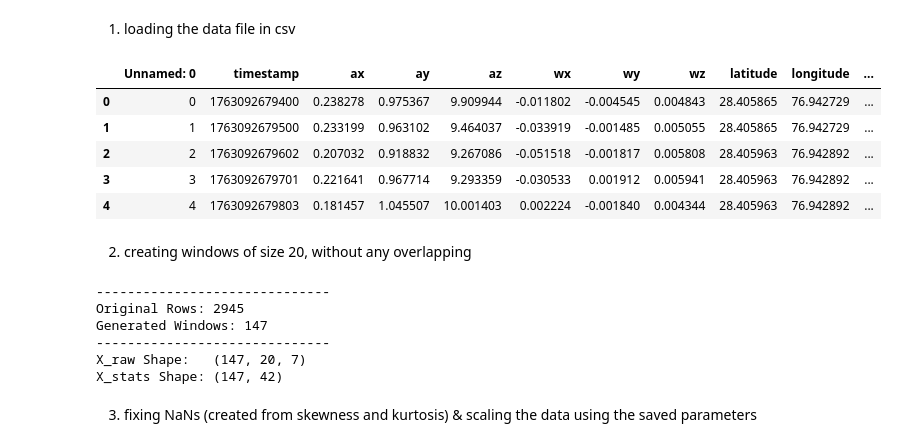
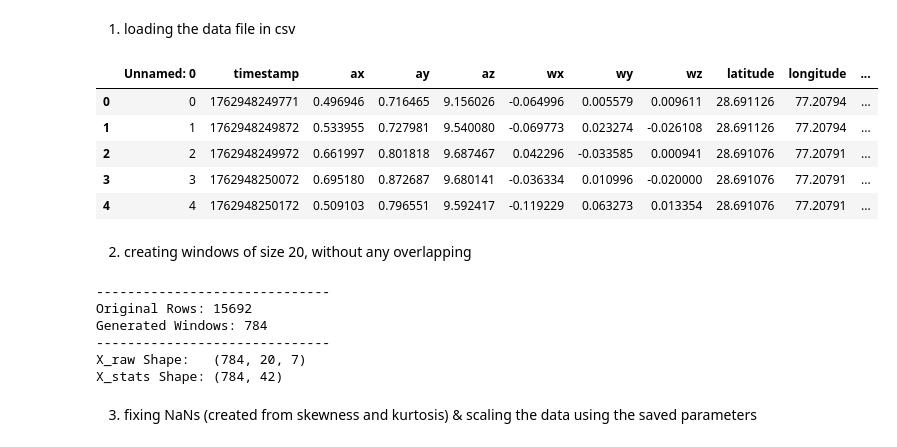
Before and after one commit to ashunarayan/ARM, a Jupyter notebook: ml_model/src/testing_on_reallife_locations/test.ipynb, the cells around one changed output. Drawn from its saved outputs; the diff is of its cells as text; code cells hidden in the pictures.

```diff
--- a/ml_model/src/testing_on_reallife_locations/test.ipynb
+++ b/ml_model/src/testing_on_reallife_locations/test.ipynb
@@ -11,15 +11,15 @@ import folium
 # %% [markdown]
 1. loading the data file in csv
 # %%
-df = pd.read_csv('../../data/raw/binary_mannual_collection/sensor_data huda.csv')
+df = pd.read_csv('../../data/raw/binary_mannual_collection/concatenated_data.csv')
 df.head()
 # %% [output]
 |  | Unnamed: 0 | timestamp | ax | ay | az | wx | wy | wz | latitude | longitude | ... |
-| 0 | 0 | 1763092679400 | 0.238278 | 0.975367 | 9.909944 | -0.011802 | -0.004545 | 0.004843 | 28.405865 | 76.942729 | ... |
-| 1 | 1 | 1763092679500 | 0.233199 | 0.963102 | 9.464037 | -0.033919 | -0.001485 | 0.005055 | 28.405865 | 76.942729 | ... |
-| 2 | 2 | 1763092679602 | 0.207032 | 0.918832 | 9.267086 | -0.051518 | -0.001817 | 0.005808 | 28.405963 | 76.942892 | ... |
-| 3 | 3 | 1763092679701 | 0.221641 | 0.967714 | 9.293359 | -0.030533 | 0.001912 | 0.005941 | 28.405963 | 76.942892 | ... |
-| 4 | 4 | 1763092679803 | 0.181457 | 1.045507 | 10.001403 | 0.002224 | -0.001840 | 0.004344 | 28.405963 | 76.942892 | ... |
+| 0 | 0 | 1762948249771 | 0.496946 | 0.716465 | 9.156026 | -0.064996 | 0.005579 | 0.009611 | 28.691126 | 77.20794 | ... |
+| 1 | 1 | 1762948249872 | 0.533955 | 0.727981 | 9.540080 | -0.069773 | 0.023274 | -0.026108 | 28.691126 | 77.20794 | ... |
+| 2 | 2 | 1762948249972 | 0.661997 | 0.801818 | 9.687467 | 0.042296 | -0.033585 | 0.000941 | 28.691076 | 77.20791 | ... |
+| 3 | 3 | 1762948250072 | 0.695180 | 0.872687 | 9.680141 | -0.036334 | 0.010996 | -0.020000 | 28.691076 | 77.20791 | ... |
+| 4 | 4 | 1762948250172 | 0.509103 | 0.796551 | 9.592417 | -0.119229 | 0.063273 | 0.013354 | 28.691076 | 77.20791 | ... |
 # %% [markdown]
 2. creating windows of size 20, without any overlapping
 # %%
@@ -84,11 +84,11 @@ print(f"X_raw Shape:   {X_raw.shape}")   # (N, 20, 7)
 print(f"X_stats Shape: {X_stats.shape}") # (N, 42)
 # %% [output]
 ------------------------------
-Original Rows: 2945
-Generated Windows: 147
+Original Rows: 15692
+Generated Windows: 784
 ------------------------------
-X_raw Shape:   (147, 20, 7)
-X_stats Shape: (147, 42)
+X_raw Shape:   (784, 20, 7)
+X_stats Shape: (784, 42)
 # %% [markdown]
 3. fixing NaNs (created from skewness and kurtosis) & scaling the data using the saved parameters
 # %%
```
Also changed, not shown: parts of 3 cells of this notebook, 2 other files.
